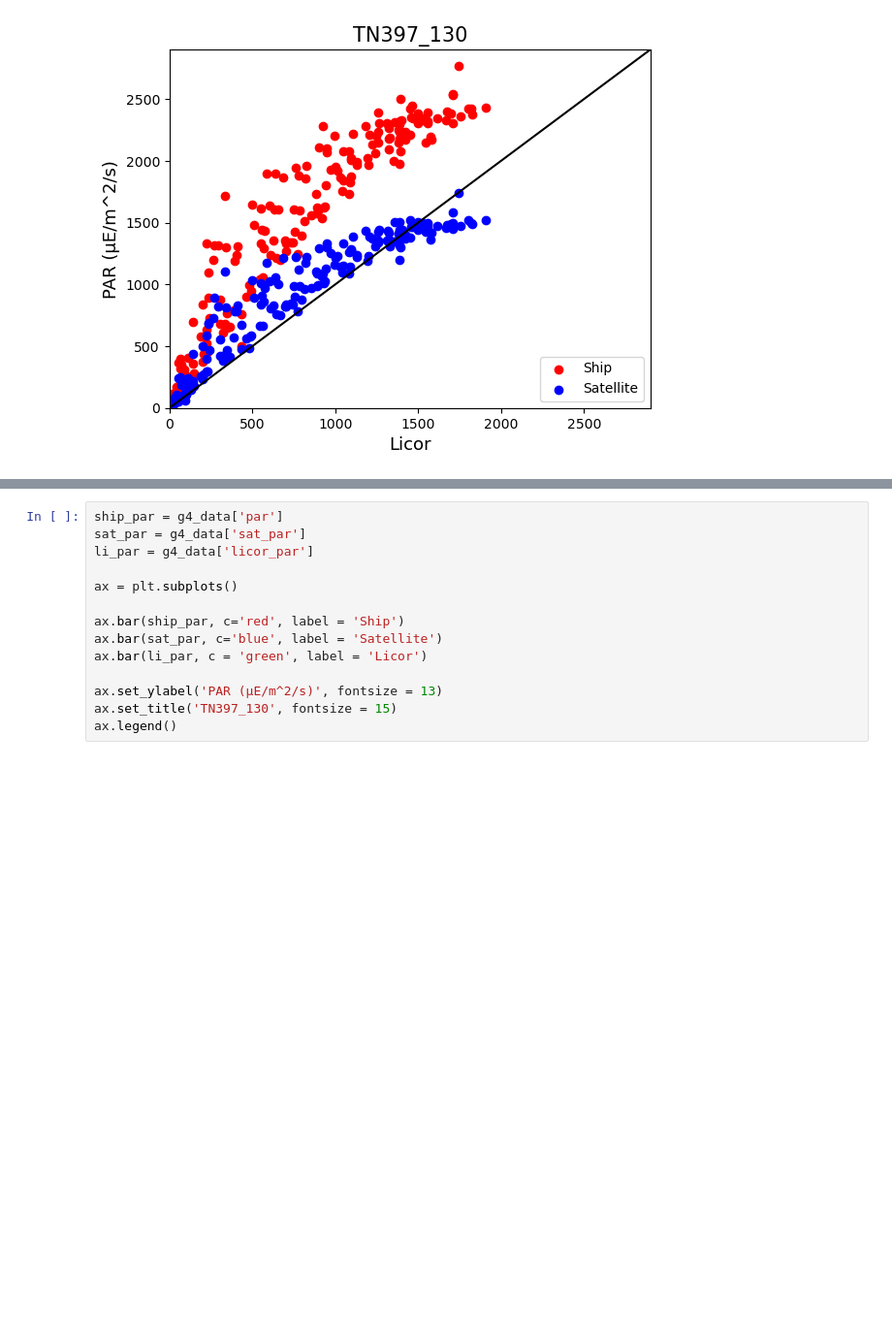
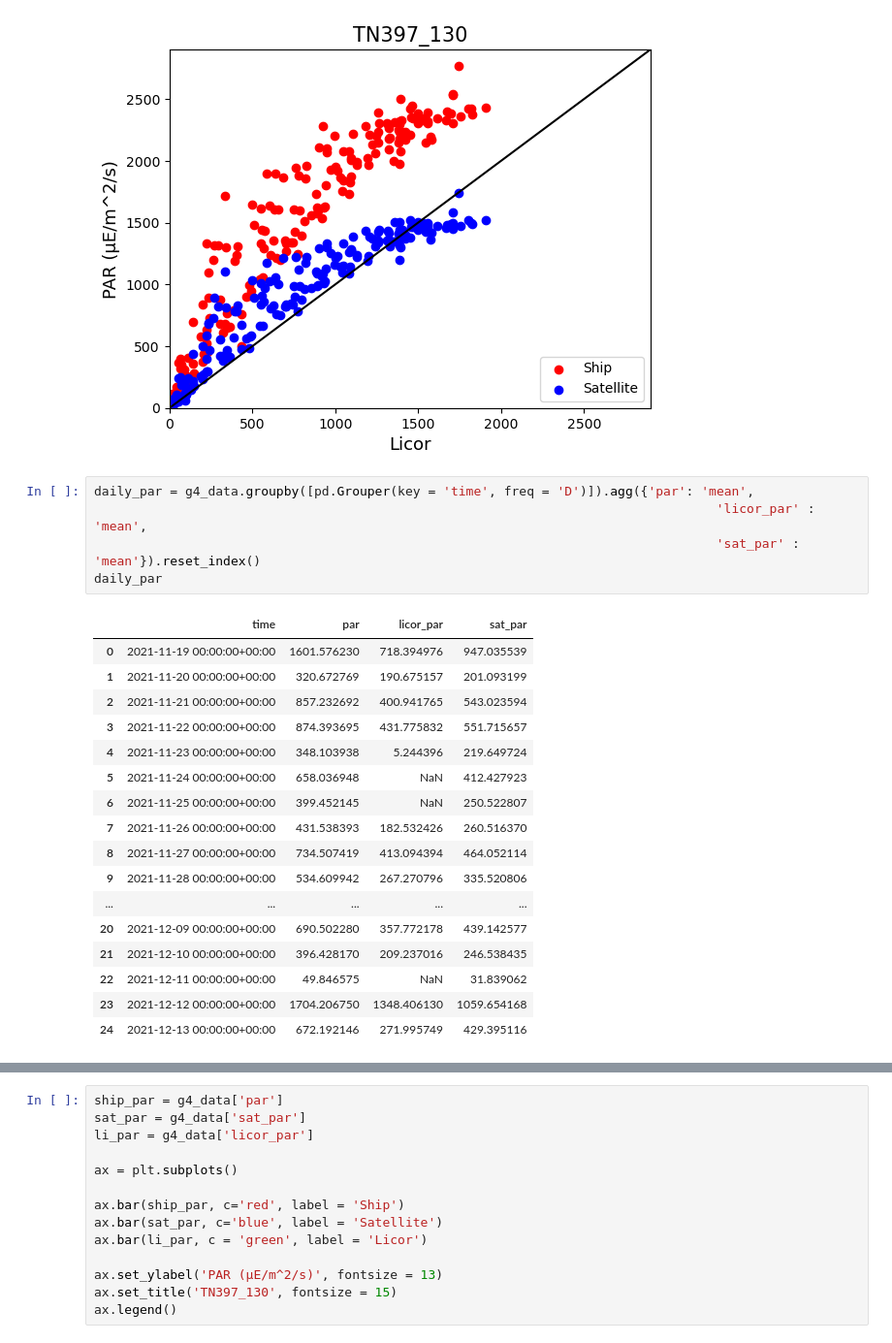
Before and after one commit to kpc02/SACNAS-2023-project, a Jupyter notebook: matlab_script.ipynb, the cells around one changed output, grey strips where cells are left out. Shown at 97% size. Saved outputs shown, nothing was run; the diff lists cells and outputs as text; blank space fills up the shorter version.

```diff
--- a/matlab_script.ipynb
+++ b/matlab_script.ipynb
@@ -170,3 +166,26 @@ plt.plot(x1,x1,'k-') # identity line
 # %% [output]
 [<matplotlib.lines.Line2D at 0x...>]
 [figure]
+# %%
+daily_par = g4_data.groupby([pd.Grouper(key = 'time', freq = 'D')]).agg({'par': 'mean',
+                                                                                  'licor_par' : 'mean',
+                                                                                  'sat_par' : 'mean'}).reset_index()
+daily_par
+# %% [output]
+|  | time | par | licor_par | sat_par |
+| 0 | 2021-11-19 00:00:00+00:00 | 1601.576230 | 718.394976 | 947.035539 |
+| 1 | 2021-11-20 00:00:00+00:00 | 320.672769 | 190.675157 | 201.093199 |
+| 2 | 2021-11-21 00:00:00+00:00 | 857.232692 | 400.941765 | 543.023594 |
+| 3 | 2021-11-22 00:00:00+00:00 | 874.393695 | 431.775832 | 551.715657 |
+| 4 | 2021-11-23 00:00:00+00:00 | 348.103938 | 5.244396 | 219.649724 |
+| 5 | 2021-11-24 00:00:00+00:00 | 658.036948 | NaN | 412.427923 |
+| 6 | 2021-11-25 00:00:00+00:00 | 399.452145 | NaN | 250.522807 |
+| 7 | 2021-11-26 00:00:00+00:00 | 431.538393 | 182.532426 | 260.516370 |
+| 8 | 2021-11-27 00:00:00+00:00 | 734.507419 | 413.094394 | 464.052114 |
+| 9 | 2021-11-28 00:00:00+00:00 | 534.609942 | 267.270796 | 335.520806 |
+| ... | ... | ... | ... | ... |
+| 20 | 2021-12-09 00:00:00+00:00 | 690.502280 | 357.772178 | 439.142577 |
+| 21 | 2021-12-10 00:00:00+00:00 | 396.428170 | 209.237016 | 246.538435 |
+| 22 | 2021-12-11 00:00:00+00:00 | 49.846575 | NaN | 31.839062 |
+| 23 | 2021-12-12 00:00:00+00:00 | 1704.206750 | 1348.406130 | 1059.654168 |
+| 24 | 2021-12-13 00:00:00+00:00 | 672.192146 | 271.995749 | 429.395116 |
```
Also changed, not shown: parts of 6 cells of this notebook, 1 other file.
